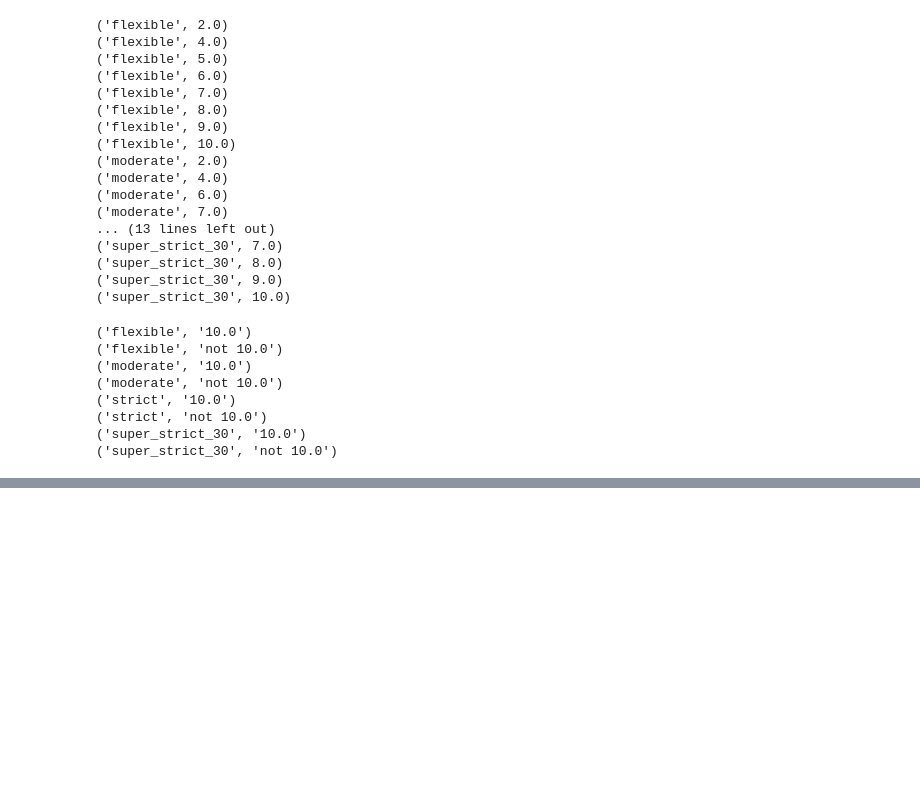
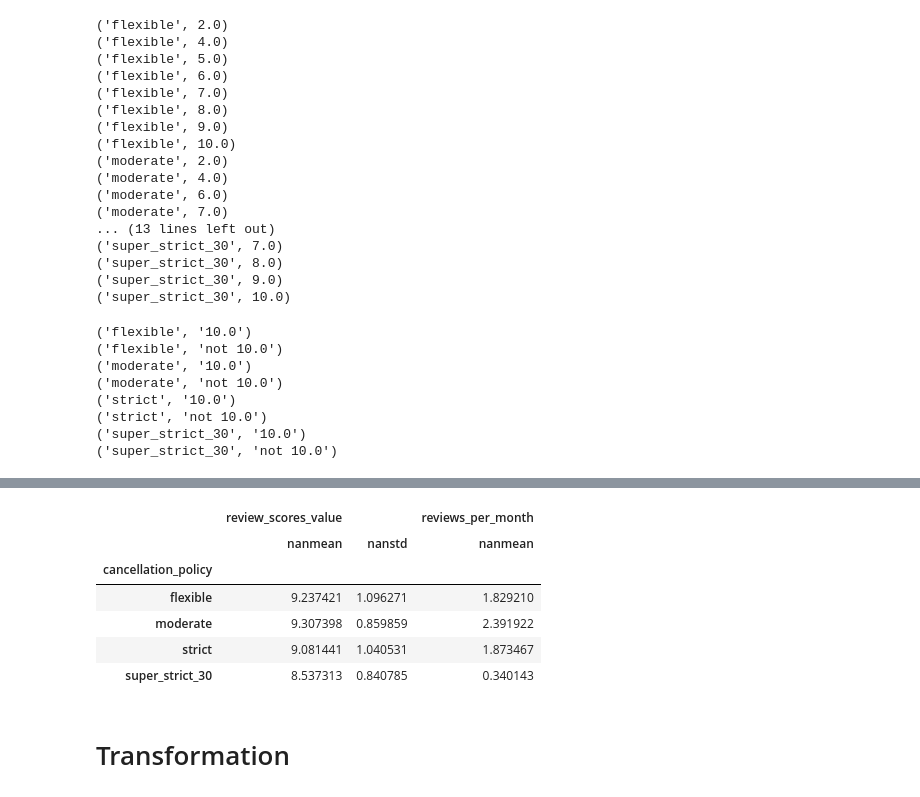
Before and after one commit to tran-haison/Data-Science-Learning, a Jupyter notebook: Week 3/GroupBy.ipynb, the cells around one changed output, grey strips where cells are left out. Cells and saved outputs as stored; diff of their text form; code cells hidden in the pictures; blank space fills up the shorter version.

```diff
--- a/Week 3/GroupBy.ipynb
+++ b/Week 3/GroupBy.ipynb
@@ -171,0 +185,26 @@ for group, frame in df.groupby(by=grouping_fun):
+# %%
+# We can just extend this dictionary to aggregate by multiple functions or multiple columns.
+df.groupby("cancellation_policy").agg({"review_scores_value":(np.nanmean,np.nanstd),
+                                      "reviews_per_month":np.nanmean})
+
+# Take a moment to make sure you understand the previous cell, since it's somewhat complex. First we're doing
+# a group by on the dataframe object by the column "cancellation_policy". This creates a new GroupBy object.
+# Then we are invoking the agg() function on that object. The agg function is going to apply one or more
+# functions we specify to the group dataframes and return a single row per dataframe/group. When we called
+# this function we sent it two dictionary entries, each with the key indicating which column we wanted
+# functions applied to. For the first column we actually supplied a tuple of two functions. Note that these
+# are not function invocations, like np.nanmean(), or function names, like "nanmean" they are references to
+# functions which will return single values. The groupby object will recognize the tuple and call each
+# function in order on the same column. The results will be in a heirarchical index, but since they are
+# columns they don't show as an index per se. Then we indicated another column and a single function we wanted
+# to run.
+# %% [output]
+|  | review_scores_value |  | reviews_per_month |
+|  | nanmean | nanstd | nanmean |
+| cancellation_policy |  |  |  |
+| flexible | 9.237421 | 1.096271 | 1.829210 |
+| moderate | 9.307398 | 0.859859 | 2.391922 |
+| strict | 9.081441 | 1.040531 | 1.873467 |
+| super_strict_30 | 8.537313 | 0.840785 | 0.340143 |
+# %% [markdown]
+# Transformation
```
Also changed, not shown: parts of 19 cells of this notebook, 2 other files.
